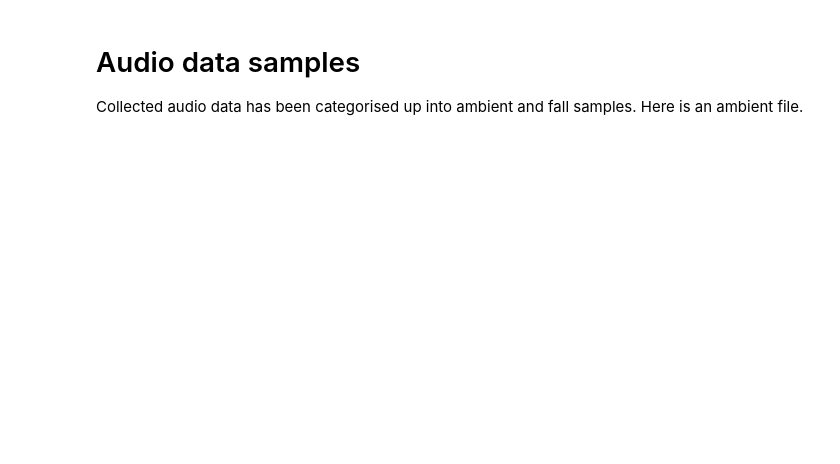
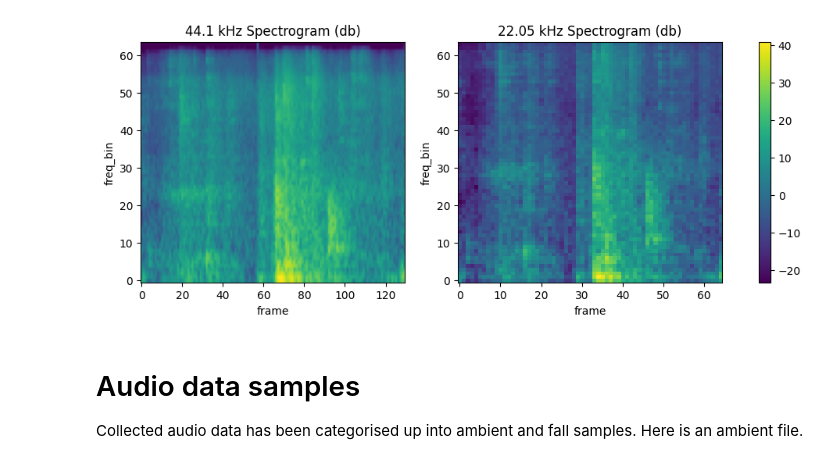
Before and after one commit to jaronsander/sip_data, a Jupyter notebook: demo.ipynb, the cells around one changed output. Saved outputs shown, nothing was run; the diff lists cells and outputs as text; code cells hidden in the pictures; blank space fills up the shorter version.

```diff
--- a/demo.ipynb
+++ b/demo.ipynb
@@ -47,6 +47,44 @@ def plot_audio(audio, sr):
     fig.colorbar(im, ax=axs[1])
     fig.set_size_inches(20, 5)
     plt.show(block=False)
+# %%
+import librosa
+import matplotlib.pyplot as plt
+#from IPython.display import Audio
+def plot_spectrogram(audio, audio0, ylabel="freq_bin"):
+    fig, axs = plt.subplots(1, 2)
+    axs[0].set_title("44.1 kHz Spectrogram (db)")
+    axs[0].set_ylabel(ylabel)
+    axs[0].set_xlabel("frame")
+    im = axs[0].imshow(librosa.power_to_db(audio.cpu()), origin="lower", aspect="auto")
+
+    axs[1].set_title("22.05 kHz Spectrogram (db)")
+    axs[1].set_ylabel(ylabel)
+    axs[1].set_xlabel("frame")
+    im0 = axs[1].imshow(librosa.power_to_db(audio0.cpu()), origin="lower", aspect="auto")
+    fig.set_size_inches(12, 4)
+    fig.colorbar(im0, ax=axs)
+    plt.show(block=False)
+# %%
+mel_spectrogram = torchaudio.transforms.MelSpectrogram(
+    sample_rate=44100,
+    n_fft=1024,
+    hop_length=512,
+    n_mels=64
+)
+mel_spectrogram0 = torchaudio.transforms.MelSpectrogram(
+    sample_rate=22050,
+    n_fft=1024,
+    hop_length=512,
+    n_mels=64
+)
+# %%
+signal, sr = torchaudio.load('fold0/chair-fall_15_1.wav')
+resample = torchaudio.transforms.Resample(sr, 22050)
+signal0 = resample(signal)
+plot_spectrogram(mel_spectrogram(signal)[0], mel_spectrogram0(signal0)[0])
+# %% [output]
+[figure, added]
 # %% [markdown]
 # Audio data samples
 Collected audio data has been categorised up into ambient and fall samples. Here is an ambient file.
```
Also changed, not shown: parts of 4 cells of this notebook, 25 other files.
